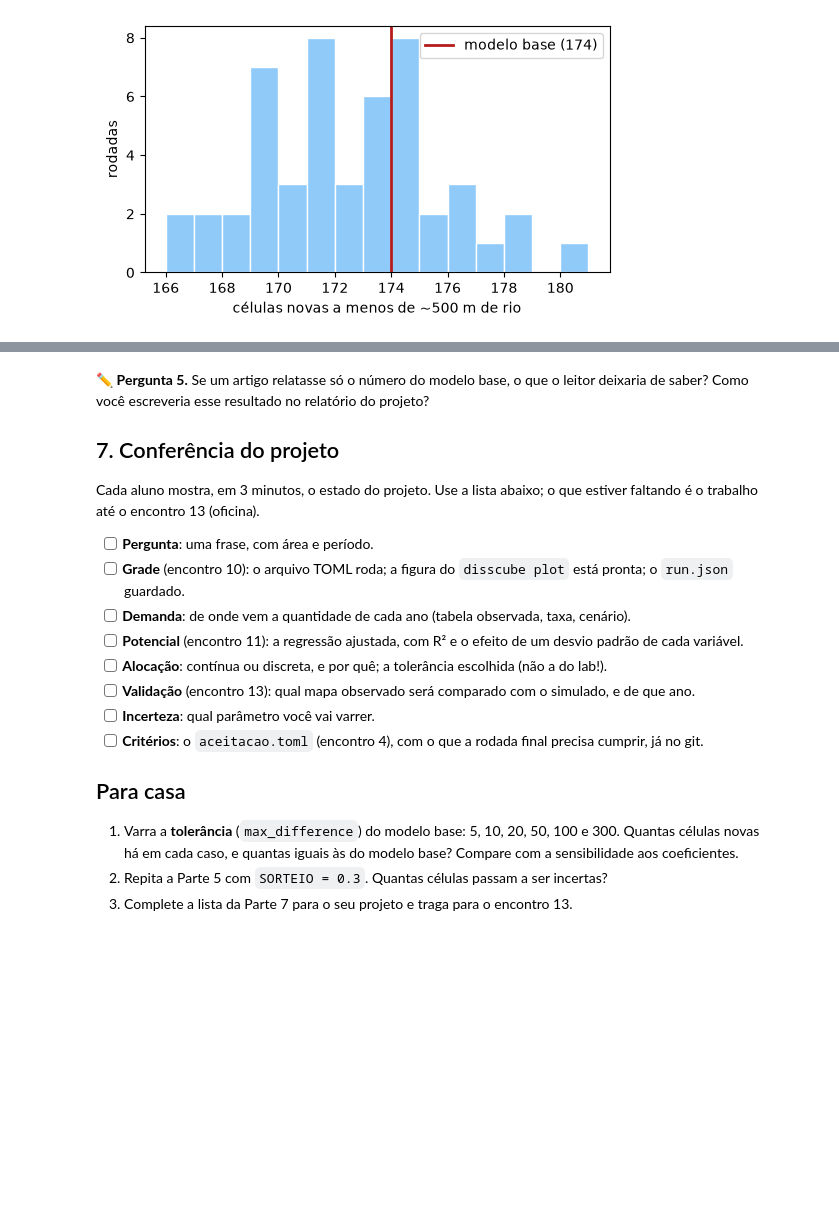
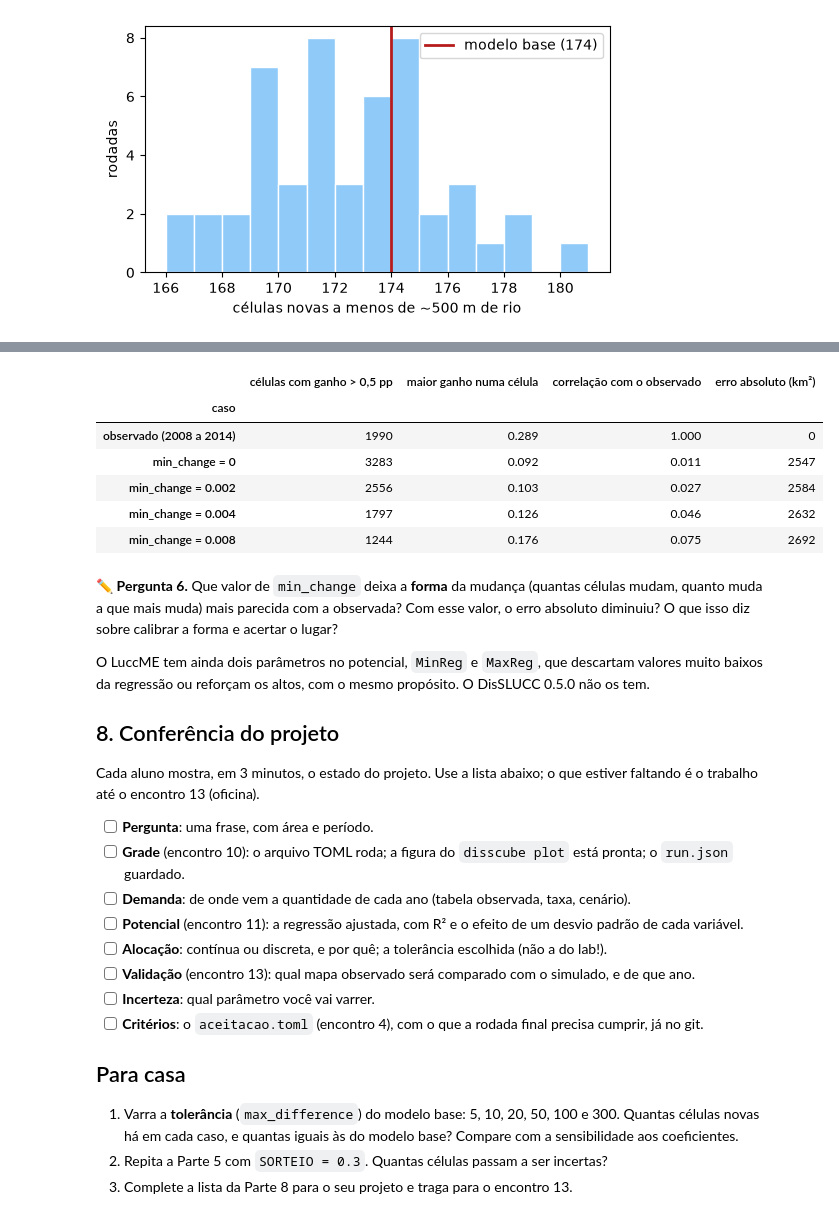
Before and after one commit to lambdageo-edu/curso-modelagem-dinamica-espacial, a Jupyter notebook: docs/notebooks/encontro12_incerteza_sensibilidade.ipynb, the cells around one changed output, grey strips where cells are left out. Saved outputs shown, nothing was run; the diff lists cells and outputs as text; code cells hidden in the pictures; blank space fills up the shorter version.

```diff
--- a/docs/notebooks/encontro12_incerteza_sensibilidade.ipynb
+++ b/docs/notebooks/encontro12_incerteza_sensibilidade.ipynb
@@ -270,7 +284,75 @@ o modelo base fica no percentil 74
+# %%
+# o espaço celular do Acre, do mesmo repositório
+for nome, h in {"csAC.shp": "c43ca9d839bb3e7b7c503b7e85212ab5a828f6e1710d57297dbf23afa4cbb2b1",
+                "csAC.dbf": "7992ebdc67fd66a59917c26a685a36448bf9c5dc4b885bbb8c9ce5e2d55b9f8e",
+                "csAC.shx": "2eba45b6f20dd3eec8a7e9d401e21a14a0ab49d93edd280af485a58b2426fc98",
+                "csAC.prj": "e908f36376343a9fc35faf56c02ce51c3c9d59b154f617f38992c092f2ee03e9",
+                "csAC.cpg": "6725e7bbcd28f3a8a586fa34bf191fd72dde8b61756932cd3237c17a6f196f1a"}.items():
+    baixar(nome, h)
+acre = gpd.read_file("dados_labs/csAC.shp")
+
+from disslucc import AllocationClueLike, AllocationSpec, PotentialLinearRegression, RegressionSpec
+USOS_AC = ["f", "d", "outros"]
+DEMANDA_AC = [[137878.1691, 19982.62882, 6489.202049], [137622.2199, 20238.57805, 6489.202049],
+              [137366.2707, 20494.52729, 6489.202049], [137110.3214, 20750.47652, 6489.202049],
+              [136824.6853, 21036.11265, 6489.202049], [136539.0492, 21321.74879, 6489.202049],
+              [136253.4130, 21607.38493, 6489.202049]]                     # lab01, 2008 a 2014
+POT_AC = [[RegressionSpec(const=0.7392, betas={"assentamen": -0.2193, "uc_us": 0.1754, "uc_pi": 0.09708, "ti": 0.1207,
+                                               "dist_riobr": 0.0000002388, "fertilidad": -0.1313}),
+           RegressionSpec(const=0.267, betas={"rodovias": -0.0000009922, "assentamen": 0.2294, "uc_us": -0.09867,
+                                              "dist_riobr": -0.0000003216, "fertilidad": 0.1281}),
+           RegressionSpec(const=0.0)]]
+lin_ac, col_ac = acre["row"].astype(int).values, acre["col"].astype(int).values
+FORMA_AC = (lin_ac.max() + 1, col_ac.max() + 1)
+
+
+def ganho_lab01(min_change=0.0, max_change=1.0, tolerancia=200):
+    """Roda o lab01 com estes limites de mudança para o desmatado; devolve o ganho de desmatado de 2008 a 2014."""
+    grade = RasterBackend(shape=FORMA_AC)
+    m = np.zeros(FORMA_AC, dtype=np.float32); m[lin_ac, col_ac] = 1; grade.set("mask", m)
+    for c in USOS_AC + ["assentamen", "uc_us", "uc_pi", "ti", "dist_riobr", "fertilidad", "rodovias"]:
+        a = np.zeros(FORMA_AC, dtype=np.float32); a[lin_ac, col_ac] = acre[c].astype(float).values; grade.set(c, a)
+    inicio = np.asarray(grade.get("d"), dtype=np.float64)[lin_ac, col_ac].copy()
+    env = Environment(end_time=len(DEMANDA_AC) - 1)
+    dem = DemandPreComputedValues(annual_demand=DEMANDA_AC, land_use_types=USOS_AC)
+    pot = PotentialLinearRegression(backend=grade, demand=dem, land_use_types=USOS_AC, land_use_no_data="outros",
+                                    potential_data=copy.deepcopy(POT_AC))
+    AllocationClueLike(backend=grade, demand=dem, potential=pot, land_use_types=USOS_AC,
+                       static={"f": -1, "d": -1, "outros": 1}, complementar_lu="f", cell_area=25.0,
+                       allocation_data=[AllocationSpec(static=-1, min_value=0, max_value=1, min_change=0, max_change=1),
+                                        AllocationSpec(static=-1, min_value=0, max_value=1,
+                                                       min_change=min_change, max_change=max_change),
+                                        AllocationSpec(static=1, min_value=0, max_value=1, min_change=0, max_change=1)],
+                       max_difference=tolerancia, cell_correction=False)
+    with contextlib.redirect_stdout(io.StringIO()):
+        env.run()
+    return np.asarray(grade.get("d"), dtype=np.float64)[lin_ac, col_ac] - inicio
+
+
+observado = (acre["d2014"] - acre["d"]).to_numpy()
+linhas_cal = [{"caso": "observado (2008 a 2014)", "células com ganho > 0,5 pp": int((observado > 0.005).sum()),
+               "maior ganho numa célula": round(observado.max(), 3), "correlação com o observado": 1.0, "erro absoluto (km²)": 0}]
+for min_change in [0, 0.002, 0.004, 0.008]:     # 🔧 experimente também max_change=0.005
+    g = ganho_lab01(min_change=min_change)
+    linhas_cal.append({"caso": f"min_change = {min_change}", "células com ganho > 0,5 pp": int((g > 0.005).sum()),
+                       "maior ganho numa célula": round(g.max(), 3),
+                       "correlação com o observado": round(np.corrcoef(g, observado)[0, 1], 3),
+                       "erro absoluto (km²)": round(np.abs(g - observado).sum() * 25)})
+pd.DataFrame(linhas_cal).set_index("caso")
+# %% [output]
+|  | células com ganho > 0,5 pp | maior ganho numa célula | correlação com o observado | erro absoluto (km²) |
+| caso |  |  |  |  |
+| observado (2008 a 2014) | 1990 | 0.289 | 1.000 | 0 |
+| min_change = 0 | 3283 | 0.092 | 0.011 | 2547 |
+| min_change = 0.002 | 2556 | 0.103 | 0.027 | 2584 |
+| min_change = 0.004 | 1797 | 0.126 | 0.046 | 2632 |
+| min_change = 0.008 | 1244 | 0.176 | 0.075 | 2692 |
 # %% [markdown]
-✏️ **Pergunta 5.** Se um artigo relatasse só o número do modelo base, o que o leitor deixaria de saber? Como você escreveria esse resultado no relatório do projeto?
+✏️ **Pergunta 6.** Que valor de `min_change` deixa a **forma** da mudança (quantas células mudam, quanto muda a que mais muda) mais parecida com a observada? Com esse valor, o erro absoluto diminuiu? O que isso diz sobre calibrar a forma e acertar o lugar?
 
-## 7. Conferência do projeto
+O LuccME tem ainda dois parâmetros no potencial, `MinReg` e `MaxReg`, que descartam valores muito baixos da regressão ou reforçam os altos, com o mesmo propósito. O DisSLUCC 0.5.0 não os tem.
+
+## 8. Conferência do projeto
 
 Cada aluno mostra, em 3 minutos, o estado do projeto. Use a lista abaixo; o que estiver faltando é o trabalho até o encontro 13 (oficina).
 
@@ -287,4 +369,4 @@ Cada aluno mostra, em 3 minutos, o estado do projeto. Use a lista abaixo; o que
 
 1. Varra a **tolerância** (`max_difference`) do modelo base: 5, 10, 20, 50, 100 e 300. Quantas células novas há em cada caso, e quantas iguais às do modelo base? Compare com a sensibilidade aos coeficientes.
 2. Repita a Parte 5 com `SORTEIO = 0.3`. Quantas células passam a ser incertas?
-3. Complete a lista da Parte 7 para o seu projeto e traga para o encontro 13.
+3. Complete a lista da Parte 8 para o seu projeto e traga para o encontro 13.
```
Also changed, not shown: parts of 4 cells of this notebook, 1 other file.
